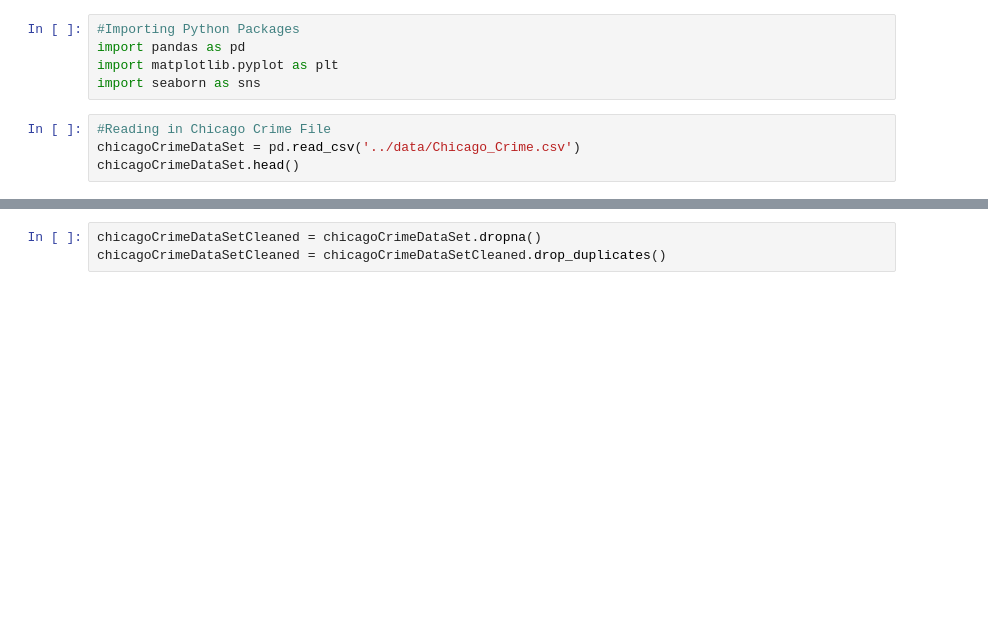
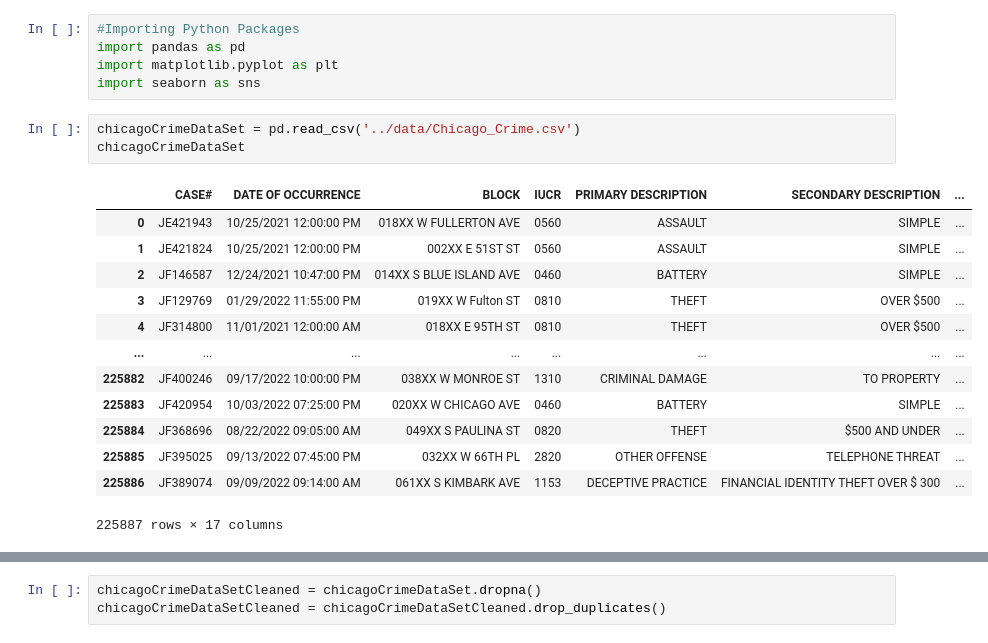
Before and after one commit to jrthompson25/Chicago_Crime_Analysis, a Jupyter notebook: Notebooks/Chicago Crime Project.ipynb, the cells around one changed output, grey strips where cells are left out. Saved outputs shown, nothing was run; the diff lists cells and outputs as text; blank space fills up the shorter version.

```diff
--- a/Notebooks/Chicago Crime Project.ipynb
+++ b/Notebooks/Chicago Crime Project.ipynb
@@ -3,10 +3,23 @@
 import pandas as pd
 import matplotlib.pyplot as plt
 import seaborn as sns
-# %%
-#Reading in Chicago Crime File
-chicagoCrimeDataSet = pd.read_csv('../data/Chicago_Crime.csv')
-chicagoCrimeDataSet.head()
+# %%
+chicagoCrimeDataSet = pd.read_csv('../data/Chicago_Crime.csv')
+chicagoCrimeDataSet
+# %% [output]
+|  | CASE# | DATE OF OCCURRENCE | BLOCK | IUCR | PRIMARY DESCRIPTION | SECONDARY DESCRIPTION | ... |
+| 0 | JE421943 | 10/25/2021 12:00:00 PM | 018XX W FULLERTON AVE | 0560 | ASSAULT | SIMPLE | ... |
+| 1 | JE421824 | 10/25/2021 12:00:00 PM | 002XX E 51ST ST | 0560 | ASSAULT | SIMPLE | ... |
+| 2 | JF146587 | 12/24/2021 10:47:00 PM | 014XX S BLUE ISLAND AVE | 0460 | BATTERY | SIMPLE | ... |
+| 3 | JF129769 | 01/29/2022 11:55:00 PM | 019XX W Fulton ST | 0810 | THEFT | OVER $500 | ... |
+| 4 | JF314800 | 11/01/2021 12:00:00 AM | 018XX E 95TH ST | 0810 | THEFT | OVER $500 | ... |
+| ... | ... | ... | ... | ... | ... | ... | ... |
+| 225882 | JF400246 | 09/17/2022 10:00:00 PM | 038XX W MONROE ST | 1310 | CRIMINAL DAMAGE | TO PROPERTY | ... |
+| 225883 | JF420954 | 10/03/2022 07:25:00 PM | 020XX W CHICAGO AVE | 0460 | BATTERY | SIMPLE | ... |
+| 225884 | JF368696 | 08/22/2022 09:05:00 AM | 049XX S PAULINA ST | 0820 | THEFT | $500 AND UNDER | ... |
+| 225885 | JF395025 | 09/13/2022 07:45:00 PM | 032XX W 66TH PL | 2820 | OTHER OFFENSE | TELEPHONE THREAT | ... |
+| 225886 | JF389074 | 09/09/2022 09:14:00 AM | 061XX S KIMBARK AVE | 1153 | DECEPTIVE PRACTICE | FINANCIAL IDENTITY THEFT OVER $ 300 | ... |
+225887 rows × 17 columns
 # %%
 #Checking Info of Dataset
 chicagoCrimeDataSet.info()
```
Also changed, not shown: parts of 26 cells of this notebook.
